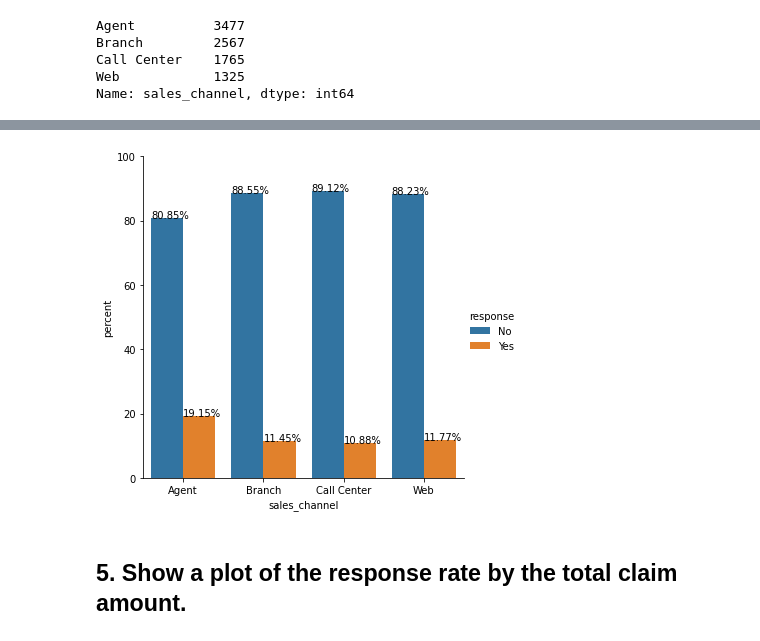
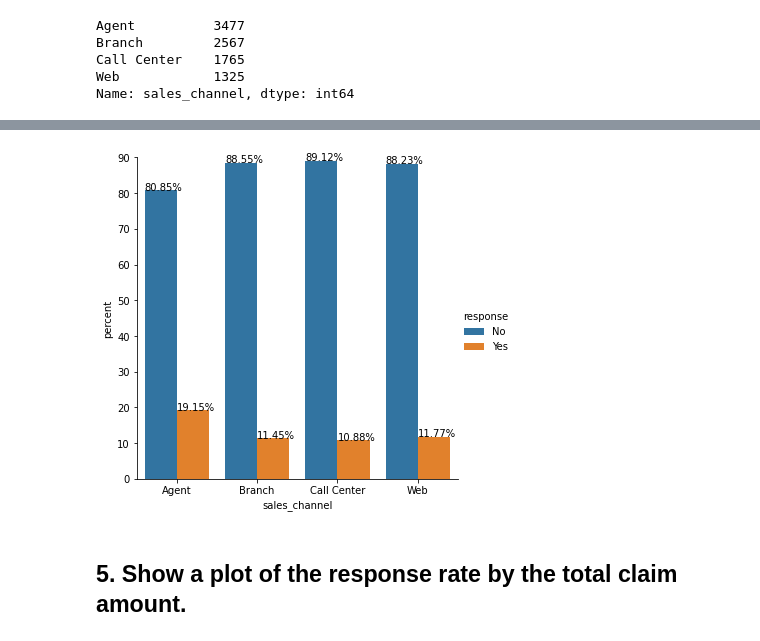
Before and after one commit to Ironhack-Data-0621-Remote/lab-customer-analysis-round-3, a Jupyter notebook: Solutions.ipynb, the cells around one changed output, grey strips where cells are left out. Drawn from its saved outputs; the diff is of its cells as text; code cells hidden in the pictures.

```diff
--- a/Solutions.ipynb
+++ b/Solutions.ipynb
@@ -99,22 +104,22 @@ Name: sales_channel, dtype: int64
 # %%
 x,y = 'sales_channel', 'response'
 
 df1 = df.groupby(x)[y].value_counts(normalize=True)
 df1 = df1.mul(100)
 df1 = df1.rename('percent').reset_index()
 
 g = sns.catplot(x=x,y='percent',hue=y,kind='bar',data=df1)
-g.ax.set_ylim(0,100)
+g.ax.set_ylim(0,90)
 
 for p in g.ax.patches:
     txt = str(p.get_height().round(2)) + '%'
     txt_x = p.get_x()
     txt_y = p.get_height()
     g.ax.text(txt_x,txt_y,txt)
 
 # to put the percentage along the bar, I copied the code from Internet. not understood how it is fonctions
 # %% [output]
-[figure, old version]
+[figure, new version]
 # %% [markdown]
 ## 5. Show a plot of the response rate by the total claim amount.
 # %%
```
Also changed, not shown: parts of 4 cells of this notebook.
